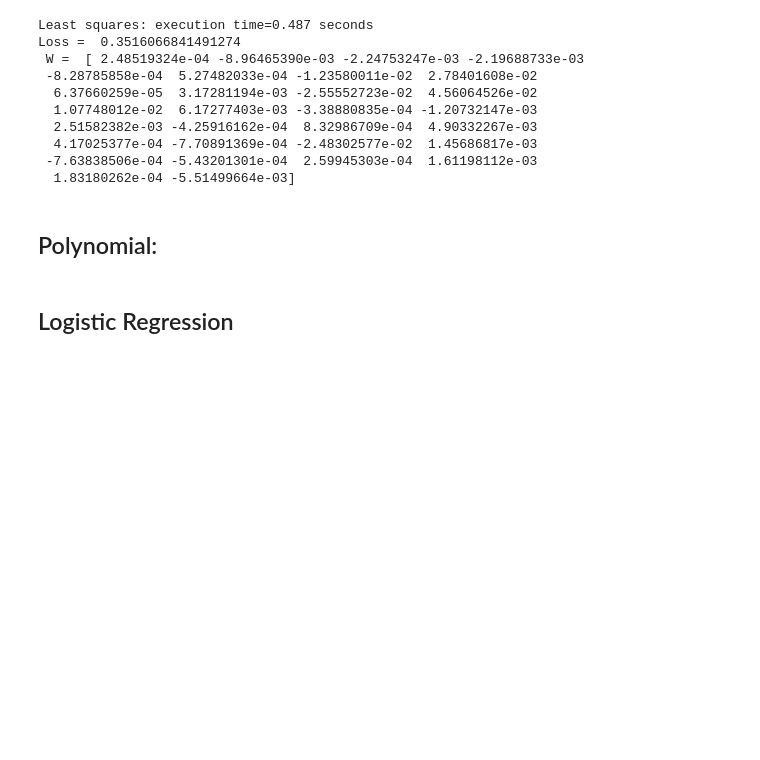
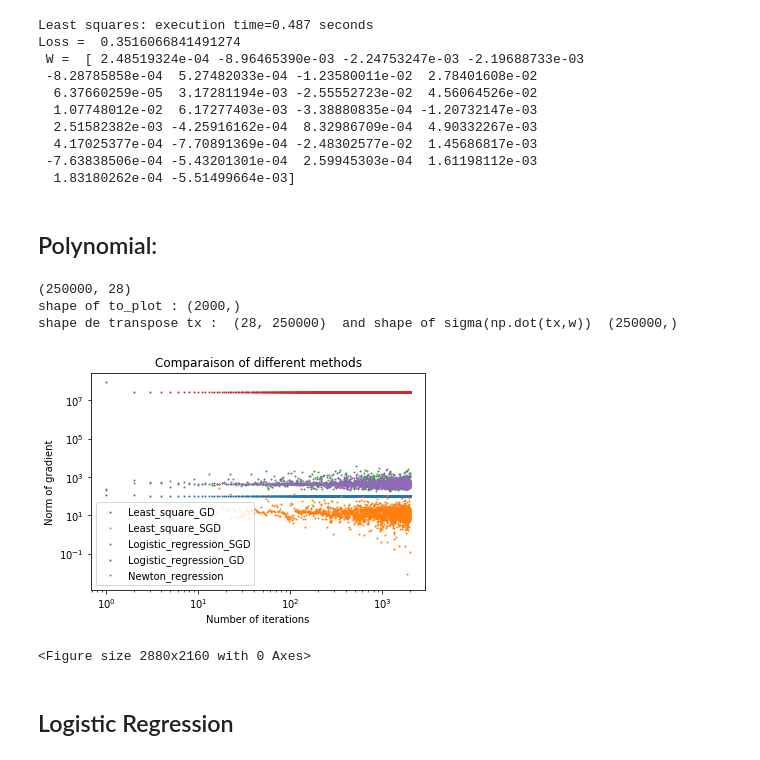
Before and after one commit to Walterieux/ML, a Jupyter notebook: scripts/project1.ipynb, the cells around one changed output. Saved outputs shown, nothing was run; the diff lists cells and outputs as text; code cells hidden in the pictures; blank space fills up the shorter version.

```diff
--- a/scripts/project1.ipynb
+++ b/scripts/project1.ipynb
@@ -118,6 +119,49 @@ Loss =  0.3516066841491274
   1.83180262e-04 -5.51499664e-03]
 # %% [markdown]
 ## Polynomial:
+# %%
+tX_1=(replace_999_data_elem(tX))
+features=get_uncorrelated_features(tX_1)
+tX_1=tX_1[:,features]
+print(np.shape(tX_1))
+gamma=1e-5
+max_iters=2000
+#gradient_w, gradient_loss,to_plot_degree_0=least_squares_GD(y, tX_1, np.zeros(np.shape(tX_1)[1]), max_iters, gamma)
+gradient_w, gradient_loss,to_plot_degree_1=least_squares_SGD(y, tX_1, np.zeros(np.shape(tX_1)[1]), max_iters, gamma)
+print("shape of to_plot :" ,np.shape(to_plot_degree_1))
+gradient_w, gradient_loss,to_plot_degree_2=logistic_regression_S(y, tX_1, np.zeros(np.shape(tX_1)[1]), max_iters, gamma)
+gradient_w, gradient_loss,to_plot_degree_3=logistic_regression(y, tX_1, np.zeros(np.shape(tX_1)[1]), max_iters, gamma)
+gradient_w, gradient_loss,to_plot_degree_4=newton_logistic_regression_s(y, tX_1, np.zeros(np.shape(tX_1)[1]), max_iters, gamma)
+#plt.plot(np.linspace(1,len(to_plot_degree_0),len(to_plot_degree_0)),to_plot_degree_0,label='Least_square_GD')
+plt.scatter(np.linspace(1,len(to_plot_degree_0),len(to_plot_degree_0)),to_plot_degree_0,s=1,label='Least_square_GD')
+#plt.plot(np.linspace(1,len(to_plot_degree_1),len(to_plot_degree_1)),to_plot_degree_1,label='Least_square_SGD')
+plt.scatter(np.linspace(1,len(to_plot_degree_1),len(to_plot_degree_1)),to_plot_degree_1,s=1,label='Least_square_SGD')
+
+#plt.plot(np.linspace(1,len(to_plot_degree_2),len(to_plot_degree_2)),to_plot_degree_2,label='Logistic_regression_SGD')
+plt.scatter(np.linspace(1,len(to_plot_degree_2),len(to_plot_degree_2)),to_plot_degree_2,s=1,label='Logistic_regression_SGD')
+
+#plt.plot(np.linspace(1,len(to_plot_degree_3),len(to_plot_degree_3)),to_plot_degree_3,label='Logistic_regression_GD')
+plt.scatter(np.linspace(1,len(to_plot_degree_3),len(to_plot_degree_3)),to_plot_degree_3,s=1,label='Logistic_regression_GD')
+
+
+#plt.plot(np.linspace(1,len(to_plot_degree_4),len(to_plot_degree_4)),to_plot_degree_4,label='Newton_regression')
+plt.scatter(np.linspace(1,len(to_plot_degree_4),len(to_plot_degree_4)),to_plot_degree_4,s=1,label='Newton_regression')
+
+plt.legend()
+plt.yscale('log')
+plt.xscale('log')
+plt.xlabel('Number of iterations')
+plt.ylabel('Norm of gradient')
+plt.title('Comparaison of different methods')
+
+plt.figure(figsize=(40,30))
+plt.show()
+# %% [output]
+(250000, 28)
+shape of to_plot : (2000,)
+shape de transpose tx :  (28, 250000)  and shape of sigma(np.dot(tx,w))  (250000,)
+[figure, added]
+<Figure size 2880x2160 with 0 Axes>
 # %%
 lambda_ = 0.000
 # %% [markdown]
```
Also changed, not shown: parts of 2 cells of this notebook, 1 other file.
